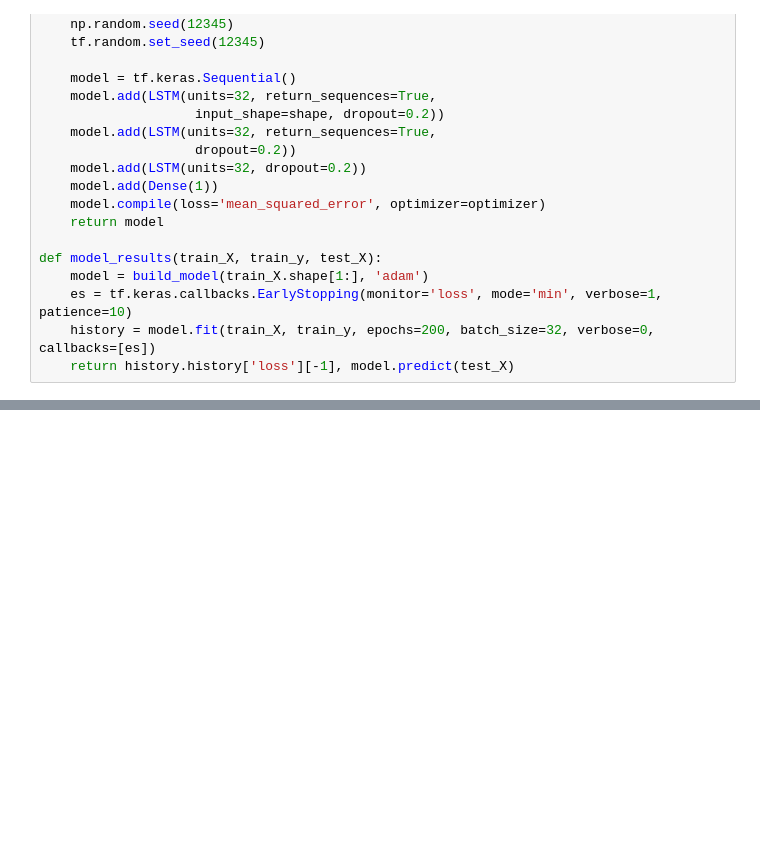
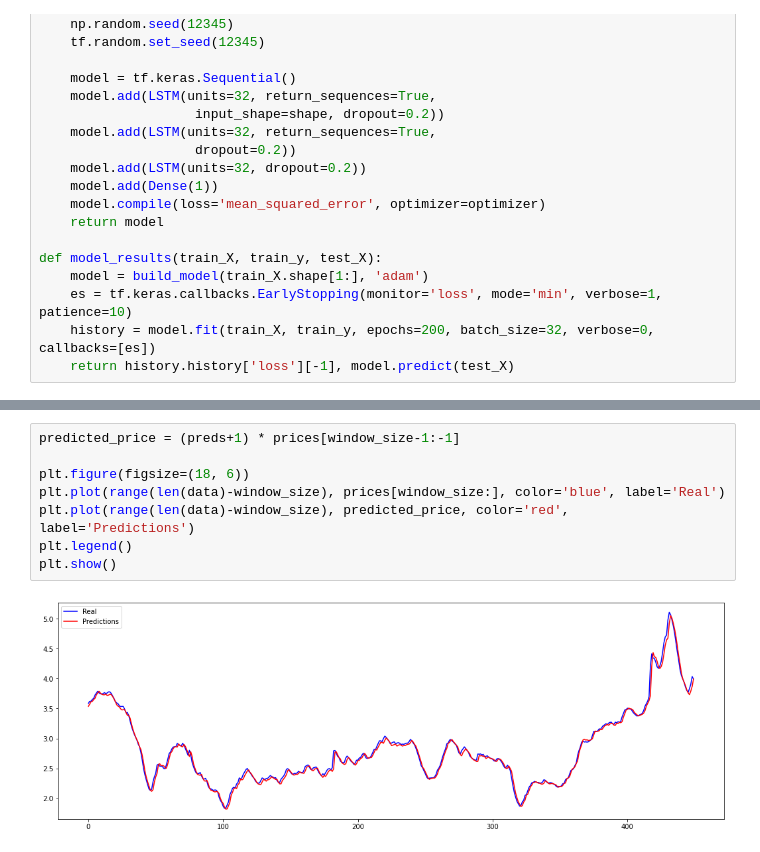
Before and after one commit to vanity-lost/Gasoline-Price-Prediction, a Jupyter notebook: tf_test.ipynb, the cells around one changed output, grey strips where cells are left out. Drawn from its saved outputs; the diff is of its cells as text; blank space fills up the shorter version.

```diff
--- a/tf_test.ipynb
+++ b/tf_test.ipynb
@@ -56,0 +83,10 @@ plt.show()
+# %%
+predicted_price = (preds+1) * prices[window_size-1:-1]
+
+plt.figure(figsize=(18, 6))
+plt.plot(range(len(data)-window_size), prices[window_size:], color='blue', label='Real')
+plt.plot(range(len(data)-window_size), predicted_price, color='red', label='Predictions')
+plt.legend()
+plt.show()
+# %% [output]
+[figure, added]
```
Also changed, not shown: parts of 7 cells of this notebook, 1 other file.
